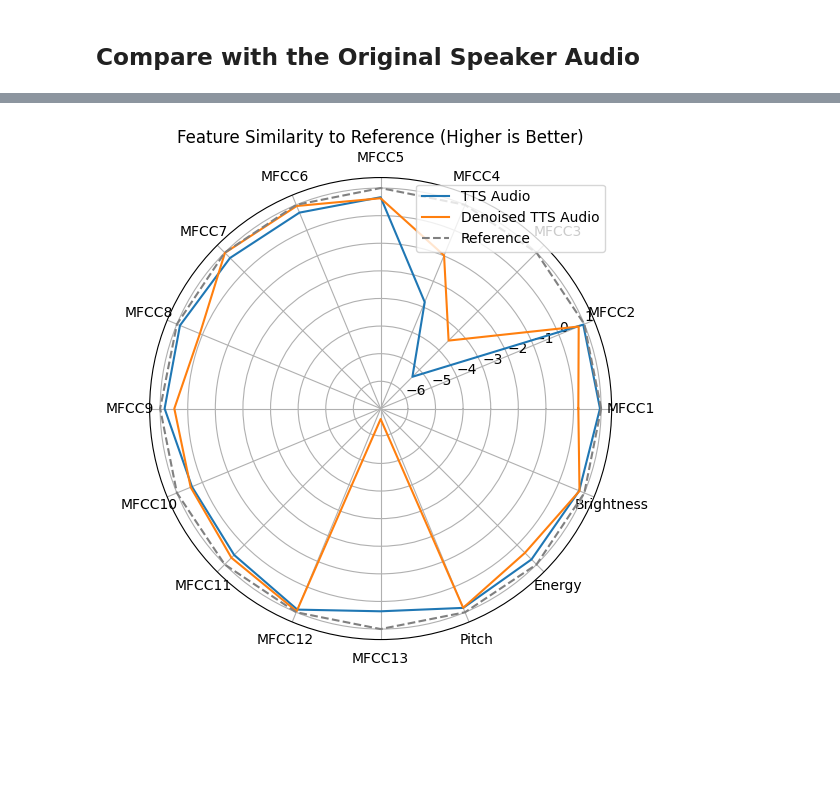
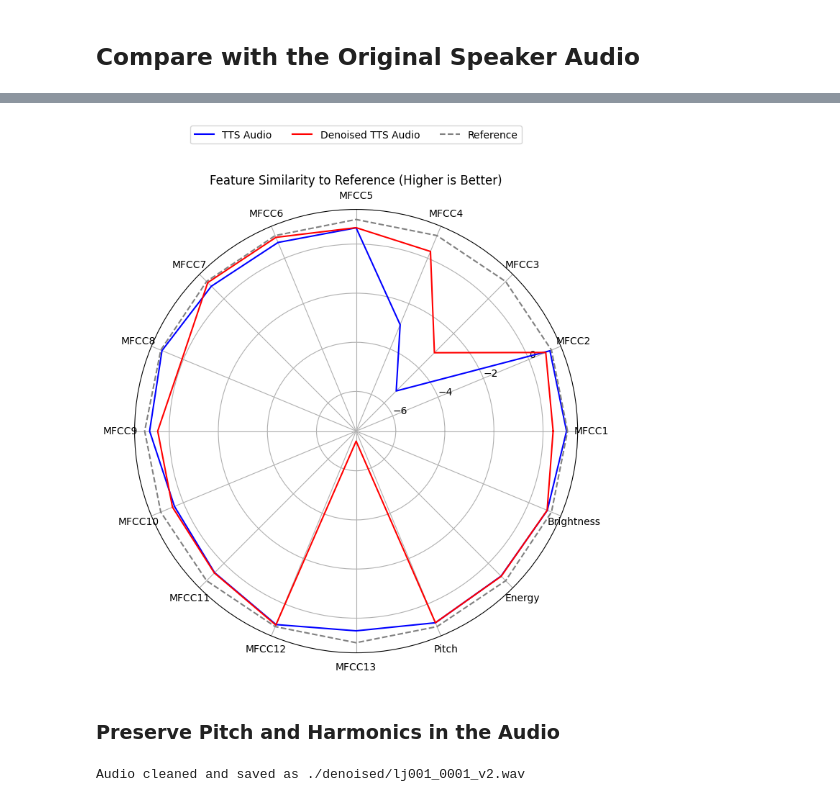
Before and after one commit to chlovec/e89vos, a Jupyter notebook: e89_final_proj_voice_synthesis.ipynb, the cells around one changed output, grey strips where cells are left out. Drawn from its saved outputs; the diff is of its cells as text; code cells hidden in the pictures; blank space fills up the shorter version.

```diff
--- a/e89_final_proj_voice_synthesis.ipynb
+++ b/e89_final_proj_voice_synthesis.ipynb
@@ -237,26 +251,0 @@ plt.show()
-# %%
-def normalize(x, ref):
-    return 1 - (np.abs(x - ref) / (np.abs(ref) + 1e-6))
-
-sim_a = normalize(cand_a, ref)
-sim_b = normalize(cand_b, ref)
-
-labels = [f"MFCC{i}" for i in range(1, 14)] + ["Pitch", "Energy", "Brightness"]
-
-angles = np.linspace(0, 2*np.pi, len(labels), endpoint=False)
-angles = np.concatenate([angles, [angles[0]]])
-
-sim_a = np.concatenate([sim_a, [sim_a[0]]])
-sim_b = np.concatenate([sim_b, [sim_b[0]]])
-
-plt.figure(figsize=(6, 6))
-ax = plt.subplot(111, polar=True)
-ax.plot(angles, sim_a, label="TTS Audio")
-ax.plot(angles, sim_b, label="Denoised TTS Audio")
-ax.plot(angles, [1]*len(angles), linestyle="--", color="gray", label="Reference")
-ax.set_thetagrids(angles[:-1] * 180 / np.pi, labels)
-ax.set_title("Feature Similarity to Reference (Higher is Better)")
-ax.legend()
-plt.show()
-# %% [output]
-[figure, removed]
@@ -262,0 +296,6 @@ plt.show()
+# %%
+compare_audio_plots(speaker_wav, gen_tts_filename, denoised_filename)
+# %% [output]
+[figure, added]
+# %% [markdown]
+### Preserve Pitch and Harmonics in the Audio
@@ -262,0 +345,5 @@ plt.show()
+# %%
+denoised_filename_v2 = "./denoised/lj001_0001_v2.wav"
+denoise_audio_v2(gen_tts_filename, denoised_filename_v2)
+# %% [output]
+Audio cleaned and saved as ./denoised/lj001_0001_v2.wav
```
Also changed, not shown: parts of 16 cells of this notebook.
